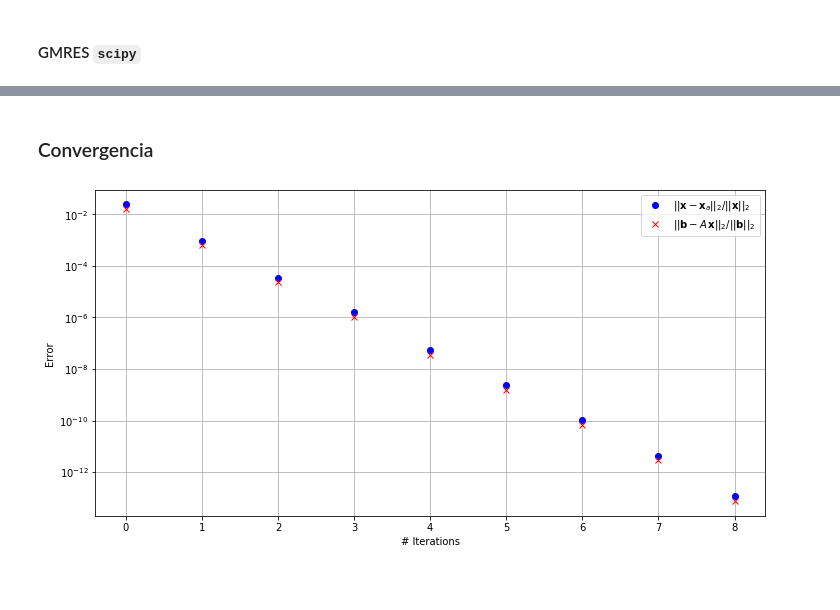
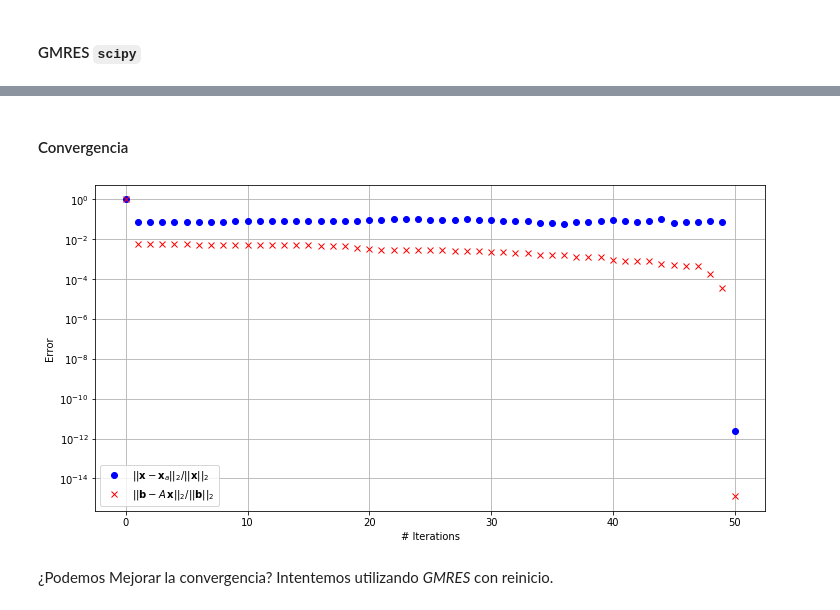
Before and after one commit to sct-utfsm/INF-285, a Jupyter notebook: material/07_gmres/gmres.ipynb, the cells around one changed output, grey strips where cells are left out. Saved outputs shown, nothing was run; the diff lists cells and outputs as text; code cells hidden in the pictures; blank space fills up the shorter version.

````diff
--- a/material/07_gmres/gmres.ipynb
+++ b/material/07_gmres/gmres.ipynb
@@ -109,8 +145,7 @@ def GMRES(A, b, x_0=None, tol=1e-10, max_iter=100, show=False, np_ls=False):
 # %%
 np.random.seed(1234567890)
 m = 50
-A = np.random.rand(m, m)
-A += m * np.eye(m)
-b = np.dot(A, np.ones(m))
+A_1 = np.random.rand(m, m)
+b_1 = np.dot(A_1, np.ones(m))
 # %% [markdown]
 #### Solver de ```numpy```
@@ -123,0 +152,3 @@ array([1., 1., 1., 1., 1., 1., 1., 1., 1., 1., 1., 1., 1., 1., 1., 1., 1.,
+# %%
+x_1 = np.linalg.solve(A_1, b_1)
+x_1
@@ -124,8 +159,8 @@ array([1., 1., 1., 1., 1., 1., 1., 1., 1., 1., 1., 1., 1., 1., 1., 1., 1.,
 # %% [markdown]
 #### Implementación
 # %%
-x_g = GMRES(A, b, tol=1e-10)
-x_g[-1]
+x_g_1 = GMRES(A_1, b_1, tol=1e-10)
+x_g_1[-1]
 # %% [output]
 array([1., 1., 1., 1., 1., 1., 1., 1., 1., 1., 1., 1., 1., 1., 1., 1., 1.,
        1., 1., 1., 1., 1., 1., 1., 1., 1., 1., 1., 1., 1., 1., 1., 1., 1.,
@@ -149,2 +184,2 @@ array([1.00000283, 0.99999891, 0.99999816, 1.00000288, 0.99999952,
 # %% [markdown]
-### Convergencia
+#### Convergencia
@@ -154,17 +186,9 @@ back_error = lambda x, A, b: np.linalg.norm(b - np.dot(A, x), ord=2) / np.linalg
 # %%
-b_e = np.array([back_error(x_i, A, b) for x_i in x_g[1:]])
-err = error(x, x_g[1:])
+b_e_1 = np.array([back_error(x_i, A_1, b_1) for x_i in x_g_1])
+err_1 = error(x_1, x_g_1)
-# %%
-Ni_e = np.arange(err.shape[-1])
-Ni_b = np.arange(b_e.shape[-1])
-plt.figure(figsize=(12, 6))
-plt.plot(Ni_e, err, 'bo', label=r'$||\mathbf{x} - \mathbf{x}_a||_2/||\mathbf{x}||_2$')
-plt.plot(Ni_b, b_e, 'rx', label=r'$||\mathbf{b} - A\,\mathbf{x}||_2/||\mathbf{b}||_2$')
-plt.yscale('log')
-plt.xlabel('# Iterations')
-plt.ylabel('Error')
-plt.legend()
-plt.grid(True)
-plt.show()
-# %% [output]
-[figure, removed]
+# %%
+plot(err_1, b_e_1)
+# %% [output]
+[figure, added]
+# %% [markdown]
+¿Podemos Mejorar la convergencia? Intentemos utilizando *GMRES* con reinicio.
````
Also changed, not shown: parts of 55 cells of this notebook, 1 other file.
